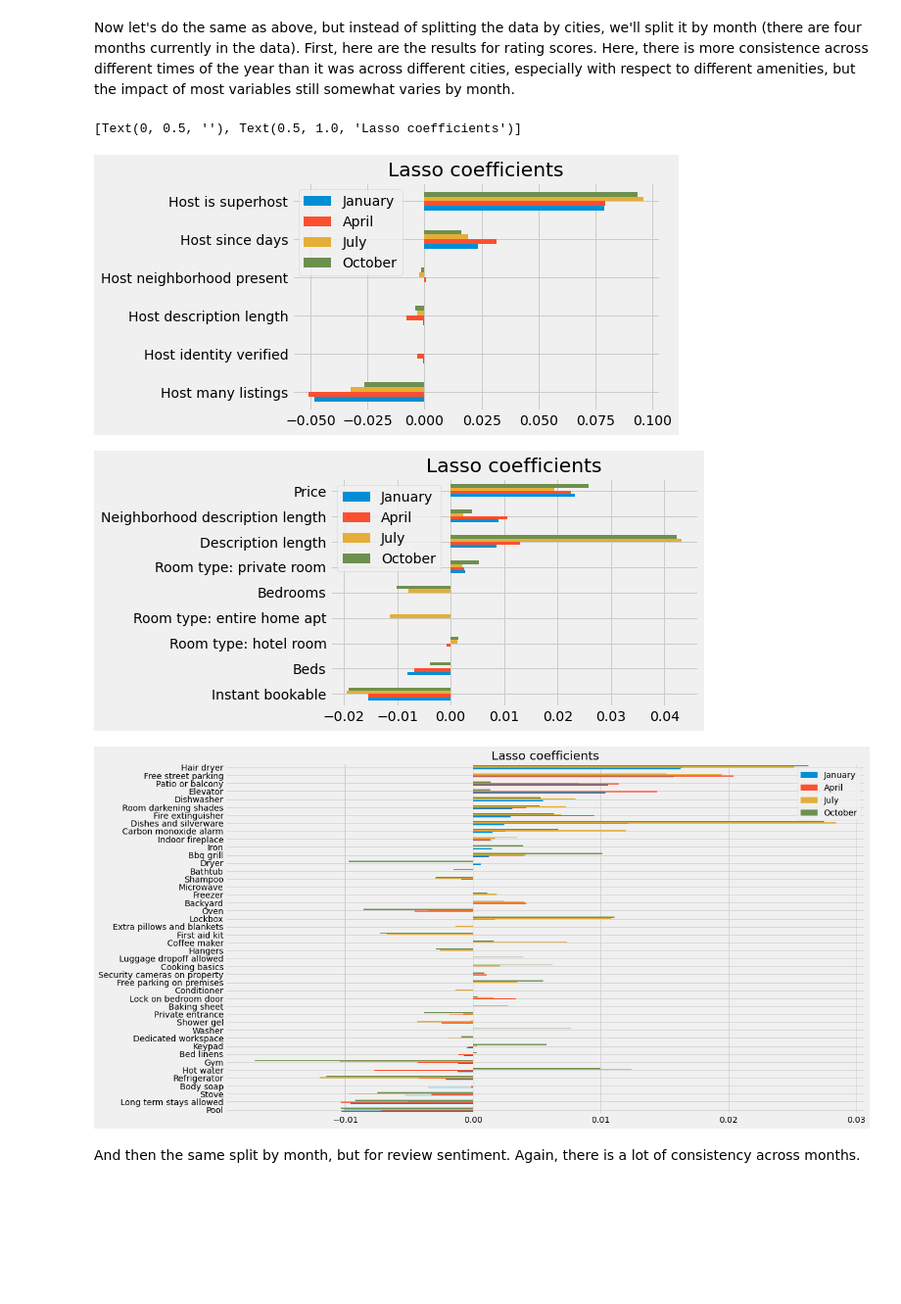
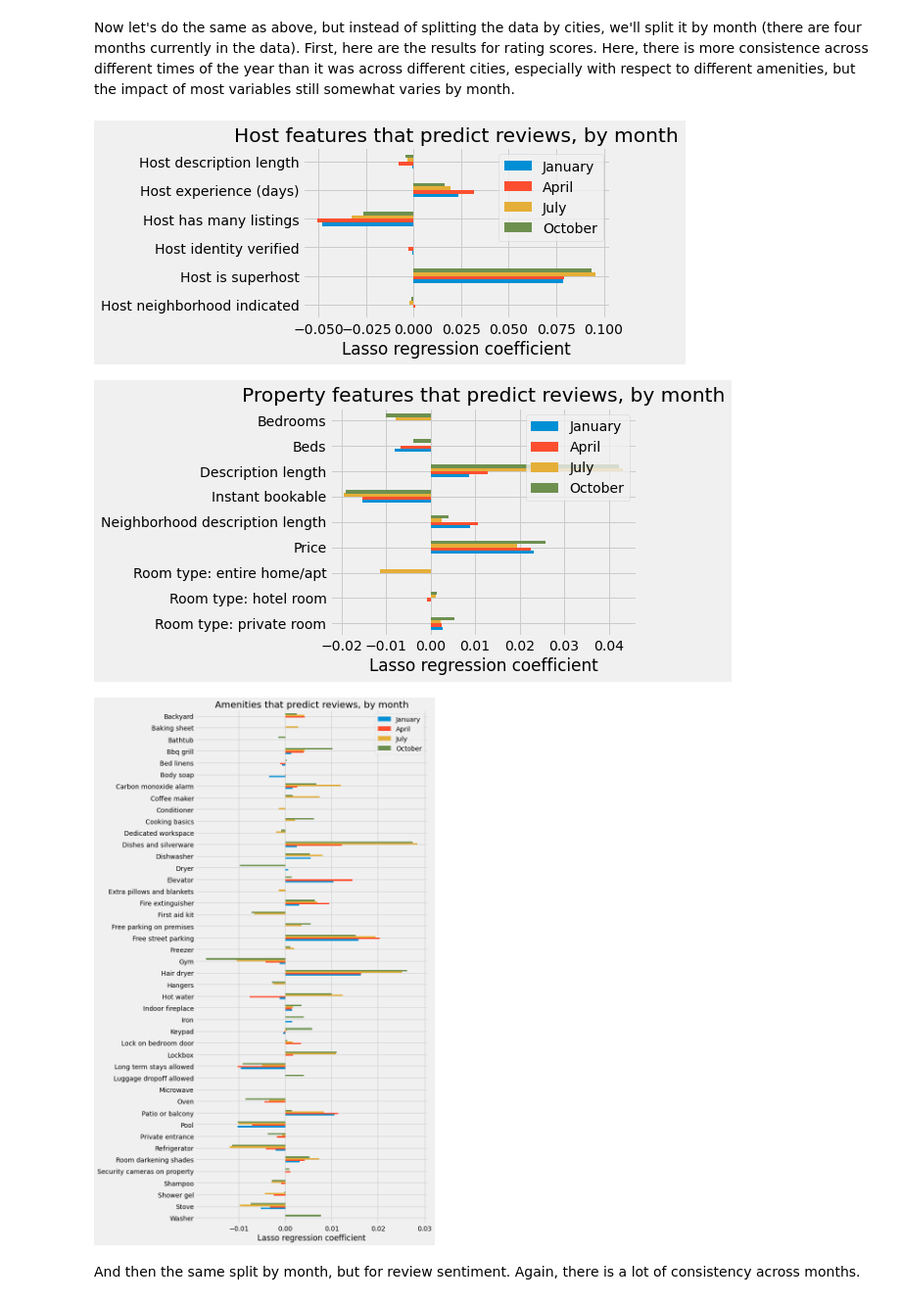
Before and after one commit to shirikov/airbnb_data, a Jupyter notebook: airbnb_analysis_all.ipynb, the cells around one changed output. Shown at 98% size. Cells and saved outputs as stored; diff of their text form; code cells hidden in the pictures; blank space fills up the shorter version.

Commit message:
update the analysis

```diff
--- a/airbnb_analysis_all.ipynb
+++ b/airbnb_analysis_all.ipynb
@@ -503,47 +553,15 @@ plot_coefs.set(ylabel='', title='Lasso coefficients for amenities')
 # %% [markdown]
 Now let's do the same as above, but instead of splitting the data by cities, we'll split it by month (there are four months currently in the data). First, here are the results for rating scores. Here, there is more consistence across different times of the year than it was across different cities, especially with respect to different amenities, but the impact of most variables still somewhat varies by month.
-# %%
-# Analysis by month
-# Predicting review scores
-rating_coefs_jan = run_lasso('review_scores_rating', month='january',
-                             show_r2_alpha=False)
-rating_coefs_apr = run_lasso('review_scores_rating', month='april',
-                             show_r2_alpha=False)
-rating_coefs_jul = run_lasso('review_scores_rating', month='july',
-                             show_r2_alpha=False)
-rating_coefs_oct = run_lasso('review_scores_rating', month='october',
-                             show_r2_alpha=False)
-
-dfs = [df.set_index(['feature', 'predictor_label',
-                     'predictor_type']) for df in [rating_coefs_jan,
-                                                   rating_coefs_apr,
-                                                   rating_coefs_jul,
-                                                   rating_coefs_oct]]
-all_coefs_months = pd.concat(dfs, axis=1).reset_index()
-all_coefs_months.columns.values[[3, 4, 5, 6]] = ['January', 'April',
-                                                 'July', 'October']
-all_coefs_months = all_coefs_months.set_index('predictor_label')
-all_coefs_months = all_coefs_months.sort_values(by=['January'])
-
-# Plots
-plot_coefs = all_coefs_months[
-    all_coefs_months.predictor_type == 'Host'
-    ].plot.barh()
-plot_coefs.set(ylabel='', title='Lasso coefficients for host features')
-
-plot_coefs = all_coefs_months[
-    all_coefs_months.predictor_type == 'Property features'
-    ].plot.barh()
-plot_coefs.set(ylabel='', title='Lasso coefficients for property features')
-
-plot_coefs = all_coefs_months[
-    all_coefs_months.predictor_type == 'Amenity'
-    ].plot.barh(figsize=[17,10])
-plot_coefs.set(ylabel='', title='Lasso coefficients for amenities')
-# %% [output]
-[Text(0, 0.5, ''), Text(0.5, 1.0, 'Lasso coefficients')]
-[figure, removed]
-[figure, removed]
-[figure, removed]
+# %%
+barplot_subsample(rating_coefs_by_month, 'Host',
+                  'Host features that predict reviews, by month')
+barplot_subsample(rating_coefs_by_month, 'Property features',
+                  'Property features that predict reviews, by month')
+barplot_subsample(rating_coefs_by_month, 'Property amenities',
+                  'Amenities that predict reviews, by month')
+# %% [output]
+[figure, added]
+[figure, added]
+[figure, added]
 # %% [markdown]
 And then the same split by month, but for review sentiment. Again, there is a lot of consistency across months.
```
Also changed, not shown: parts of 18 cells of this notebook, 1 other file.
